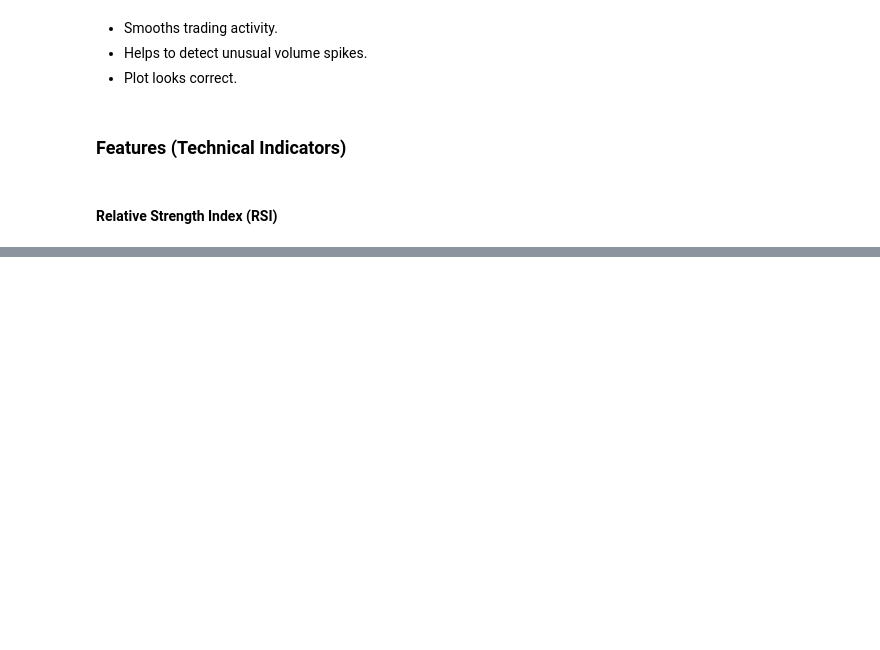
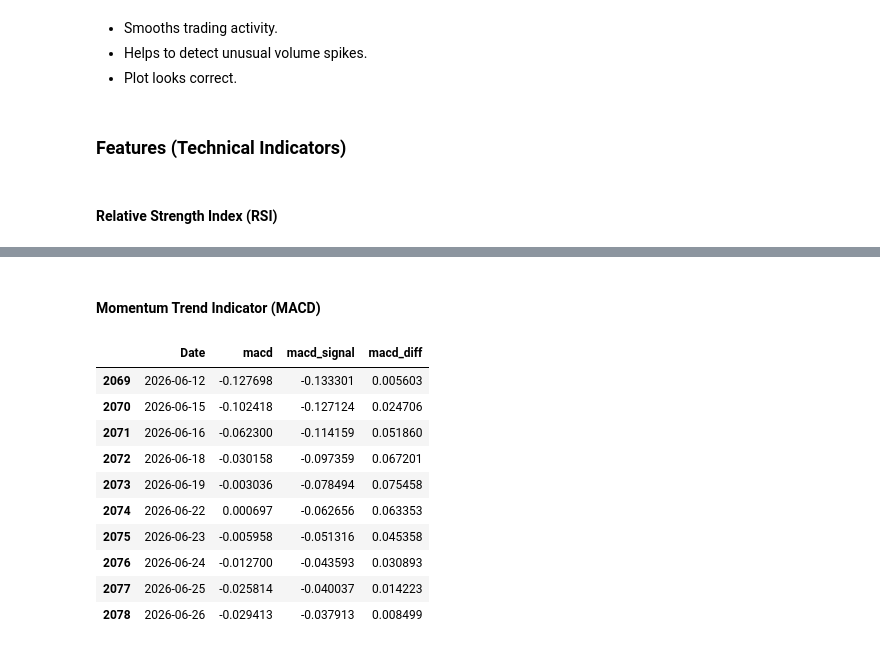
Before and after one commit to zechinglim/xai-stock-prediction-project, a Jupyter notebook: notebooks/feature_engineering.ipynb, the cells around one changed output, grey strips where cells are left out. Cells and saved outputs as stored; diff of their text form; code cells hidden in the pictures; blank space fills up the shorter version.

```diff
--- a/notebooks/feature_engineering.ipynb
+++ b/notebooks/feature_engineering.ipynb
@@ -212,0 +259,2 @@ import pandas_ta as ta
+# %% [markdown]
+#### Momentum Trend Indicator (MACD)
@@ -212,0 +266,14 @@ import pandas_ta as ta
+# %%
+maybank[['Date','macd','macd_signal','macd_diff']].tail(10)
+# %% [output]
+|  | Date | macd | macd_signal | macd_diff |
+| 2069 | 2026-06-12 | -0.127698 | -0.133301 | 0.005603 |
+| 2070 | 2026-06-15 | -0.102418 | -0.127124 | 0.024706 |
+| 2071 | 2026-06-16 | -0.062300 | -0.114159 | 0.051860 |
+| 2072 | 2026-06-18 | -0.030158 | -0.097359 | 0.067201 |
+| 2073 | 2026-06-19 | -0.003036 | -0.078494 | 0.075458 |
+| 2074 | 2026-06-22 | 0.000697 | -0.062656 | 0.063353 |
+| 2075 | 2026-06-23 | -0.005958 | -0.051316 | 0.045358 |
+| 2076 | 2026-06-24 | -0.012700 | -0.043593 | 0.030893 |
+| 2077 | 2026-06-25 | -0.025814 | -0.040037 | 0.014223 |
+| 2078 | 2026-06-26 | -0.029413 | -0.037913 | 0.008499 |
```
Also changed, not shown: parts of 36 cells of this notebook, 3 other files.
